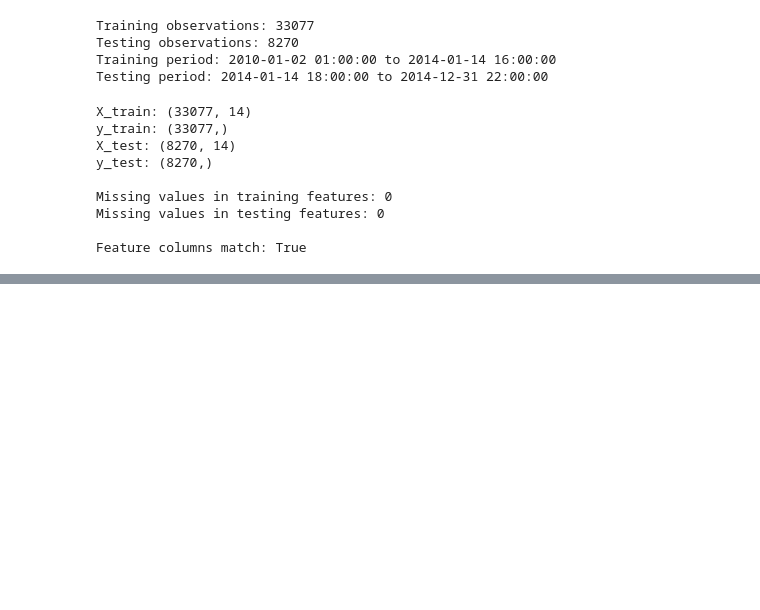
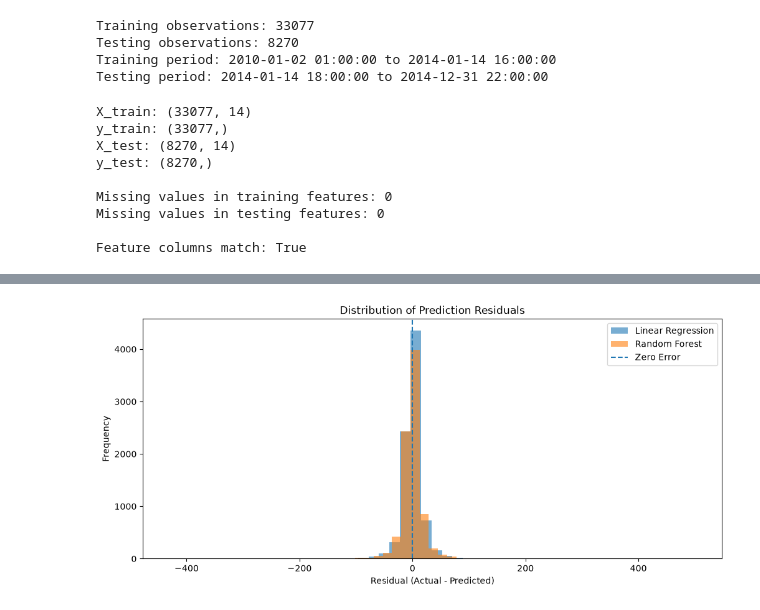
Before and after one commit to mkosh725/AirSense-ML, a Jupyter notebook: notebooks/04_feature_engineering.ipynb, the cells around one changed output, grey strips where cells are left out. Drawn from its saved outputs; the diff is of its cells as text; code cells hidden in the pictures; blank space fills up the shorter version.

```diff
--- a/notebooks/04_feature_engineering.ipynb
+++ b/notebooks/04_feature_engineering.ipynb
@@ -120,0 +130,8 @@ Feature columns match: True
+# %%
+#[MB02] Train Linear Regression
+
+lr_model = LinearRegression()
+
+lr_model.fit(X_train, y_train)
+
+print("Linear Regression trained successfully!")
@@ -120,0 +267,20 @@ Feature columns match: True
+# %%
+#[MB10] Plot residual distributions
+
+plt.figure(figsize=(12, 5))
+
+plt.hist(lr_residuals, bins=50, alpha=0.6,
+         label="Linear Regression")
+
+plt.hist(rf_residuals, bins=50, alpha=0.6,
+         label="Random Forest")
+
+plt.axvline(0, linestyle="--", label="Zero Error")
+
+plt.title("Distribution of Prediction Residuals")
+plt.xlabel("Residual (Actual - Predicted)")
+plt.ylabel("Frequency")
+plt.legend()
+plt.show()
+# %% [output]
+[figure, added]
```
Also changed, not shown: parts of 12 cells of this notebook.
